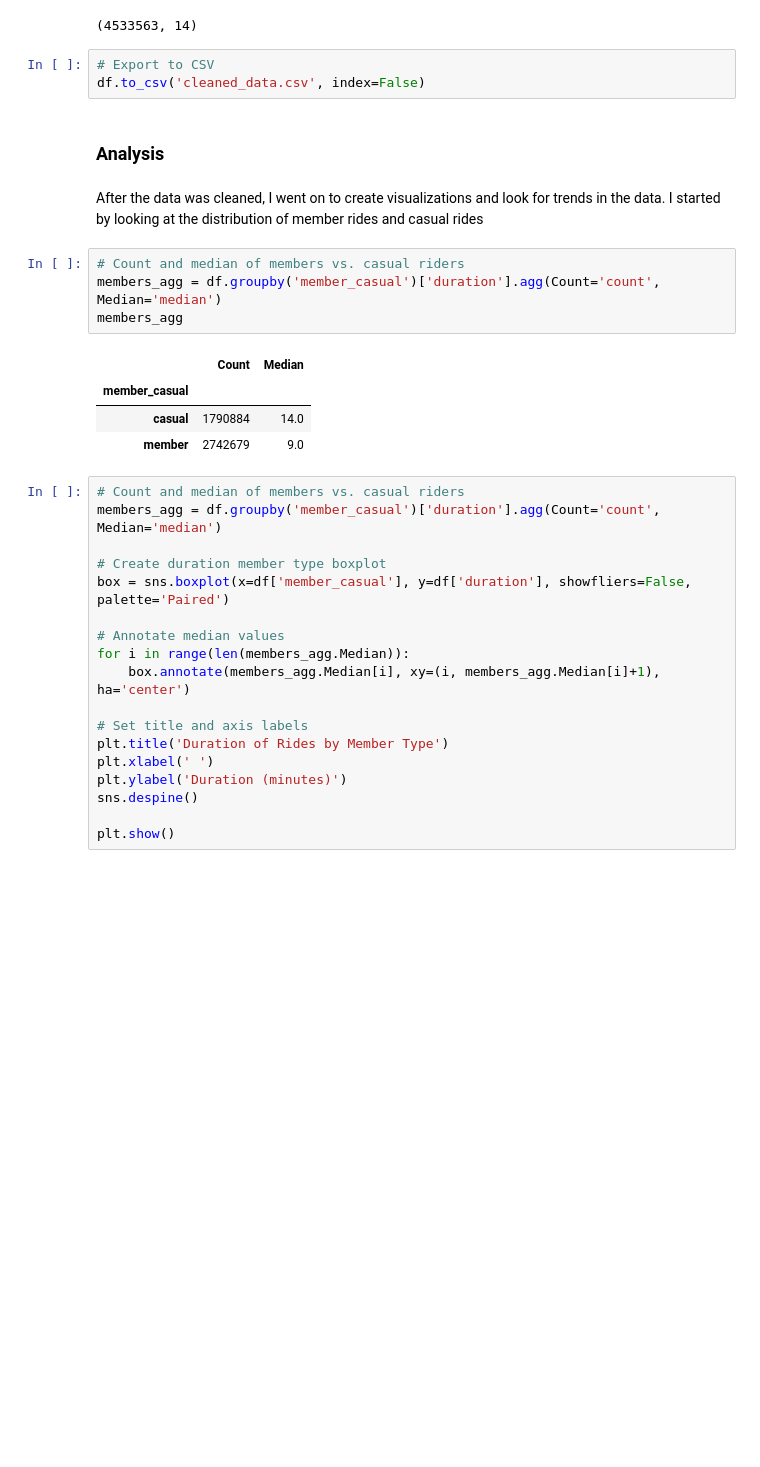
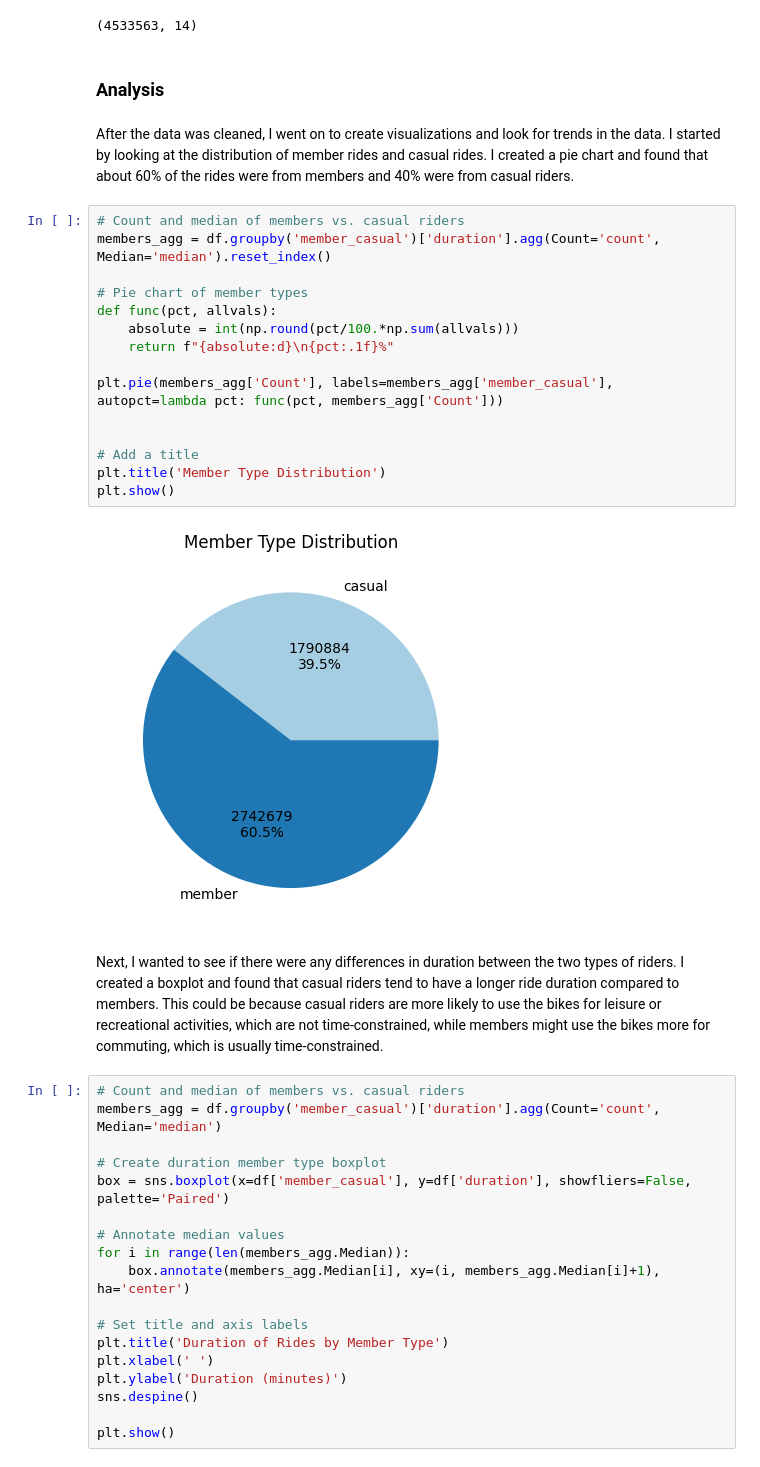
Before and after one commit to andyguo0228/bike_share_python, a Jupyter notebook: scratchbook.ipynb, the cells around one changed output. Saved outputs shown, nothing was run; the diff lists cells and outputs as text; blank space fills up the shorter version.

```diff
--- a/scratchbook.ipynb
+++ b/scratchbook.ipynb
@@ -231,22 +235,29 @@ df = df[(df['end_lng'] != 0) | (df['end_lat'] != 0)]
 df.shape
 # %% [output]
 (4533563, 14)
-# %%
-# Export to CSV
-df.to_csv('cleaned_data.csv', index=False)
 # %% [markdown]
 ### Analysis
 # %% [markdown]
-After the data was cleaned, I went on to create visualizations and look for trends in the data. I started by looking at the distribution of member rides and casual rides
+After the data was cleaned, I went on to create visualizations and look for trends in the data. I started by looking at the distribution of member rides and casual rides. I created a pie chart and found that about 60% of the rides were from members and 40% were from casual riders.
-# %%
-# Count and median of members vs. casual riders
-members_agg = df.groupby('member_casual')['duration'].agg(Count='count', Median='median')
-members_agg
-# %% [output]
-|  | Count | Median |
-| member_casual |  |  |
-| casual | 1790884 | 14.0 |
-| member | 2742679 | 9.0 |
+# %%
+# Count and median of members vs. casual riders
+members_agg = df.groupby('member_casual')['duration'].agg(Count='count', Median='median').reset_index()
+
+# Pie chart of member types
+def func(pct, allvals):
+    absolute = int(np.round(pct/100.*np.sum(allvals)))
+    return f"{absolute:d}\n{pct:.1f}%"
+
+plt.pie(members_agg['Count'], labels=members_agg['member_casual'], autopct=lambda pct: func(pct, members_agg['Count']))
+
+
+# Add a title
+plt.title('Member Type Distribution')
+plt.show()
+# %% [output]
+[figure, added]
+# %% [markdown]
+Next, I wanted to see if there were any differences in duration between the two types of riders. I created a boxplot and found that casual riders tend to have a longer ride duration compared to members. This could be because casual riders are more likely to use the bikes for leisure or recreational activities, which are not time-constrained, while members might use the bikes more for commuting, which is usually time-constrained.
 # %%
 # Count and median of members vs. casual riders
 members_agg = df.groupby('member_casual')['duration'].agg(Count='count', Median='median')
```
Also changed, not shown: parts of 4 cells of this notebook.
